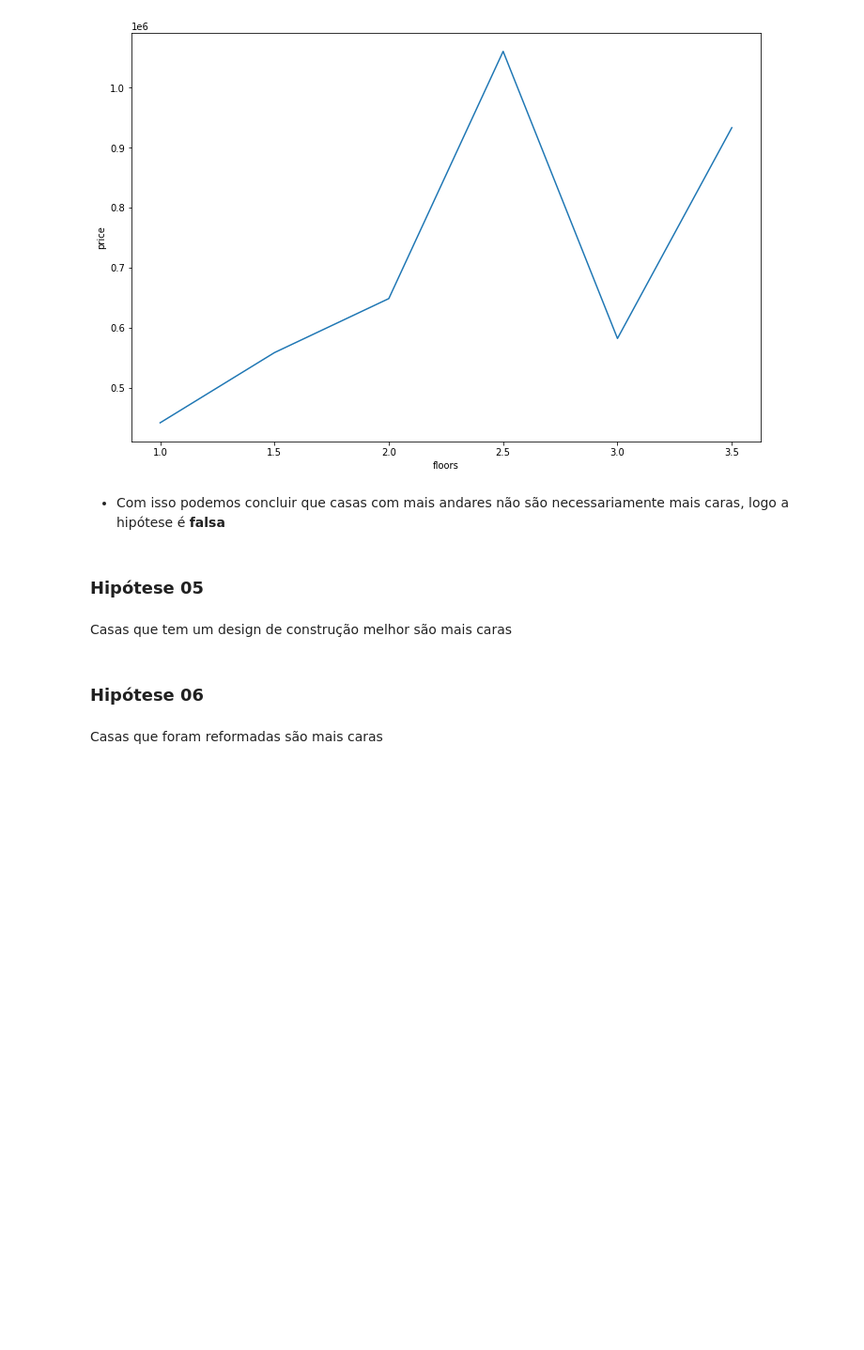
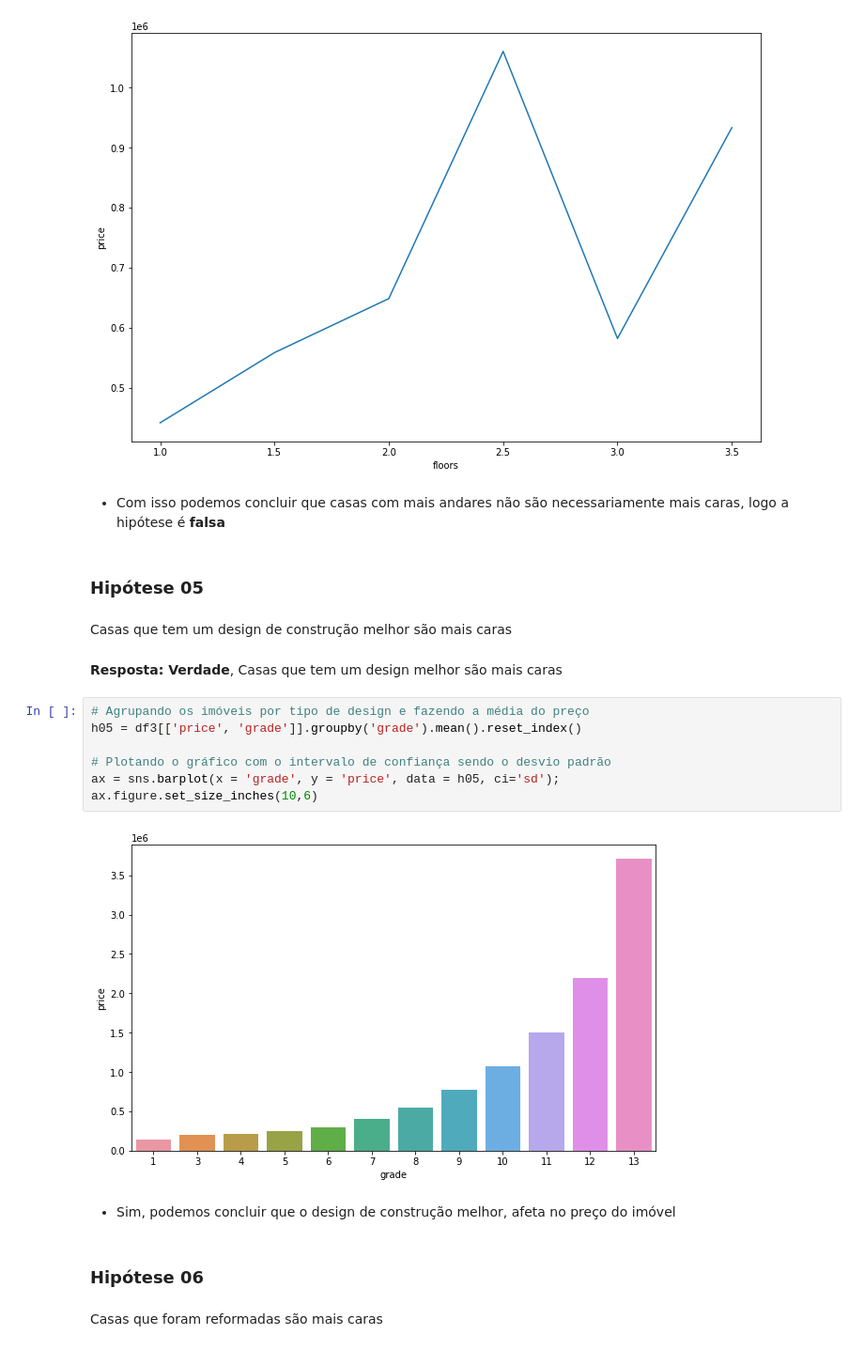
Before and after one commit to matheus-emanuel/House-Rocket-Insigths-Project, a Jupyter notebook: rocktseat_project.ipynb, the cells around one changed output. Shown at 94% size. Cells and saved outputs as stored; diff of their text form; blank space fills up the shorter version.

```diff
--- a/rocktseat_project.ipynb
+++ b/rocktseat_project.ipynb
@@ -460,6 +457,19 @@ ax.figure.set_size_inches(12,8)
 ### Hipótese 05
 # %% [markdown]
 Casas que tem um design de construção melhor são mais caras
+# %% [markdown]
+**Resposta: Verdade**, Casas que tem um design melhor são mais caras
+# %%
+# Agrupando os imóveis por tipo de design e fazendo a média do preço
+h05 = df3[['price', 'grade']].groupby('grade').mean().reset_index()
+
+# Plotando o gráfico com o intervalo de confiança sendo o desvio padrão
+ax = sns.barplot(x = 'grade', y = 'price', data = h05, ci='sd');
+ax.figure.set_size_inches(10,6)
+# %% [output]
+[figure, added]
+# %% [markdown]
+* Sim, podemos concluir que o design de construção melhor, afeta no preço do imóvel
 # %% [markdown]
 ### Hipótese 06
 # %% [markdown]
```
Also changed, not shown: parts of 15 cells of this notebook.
